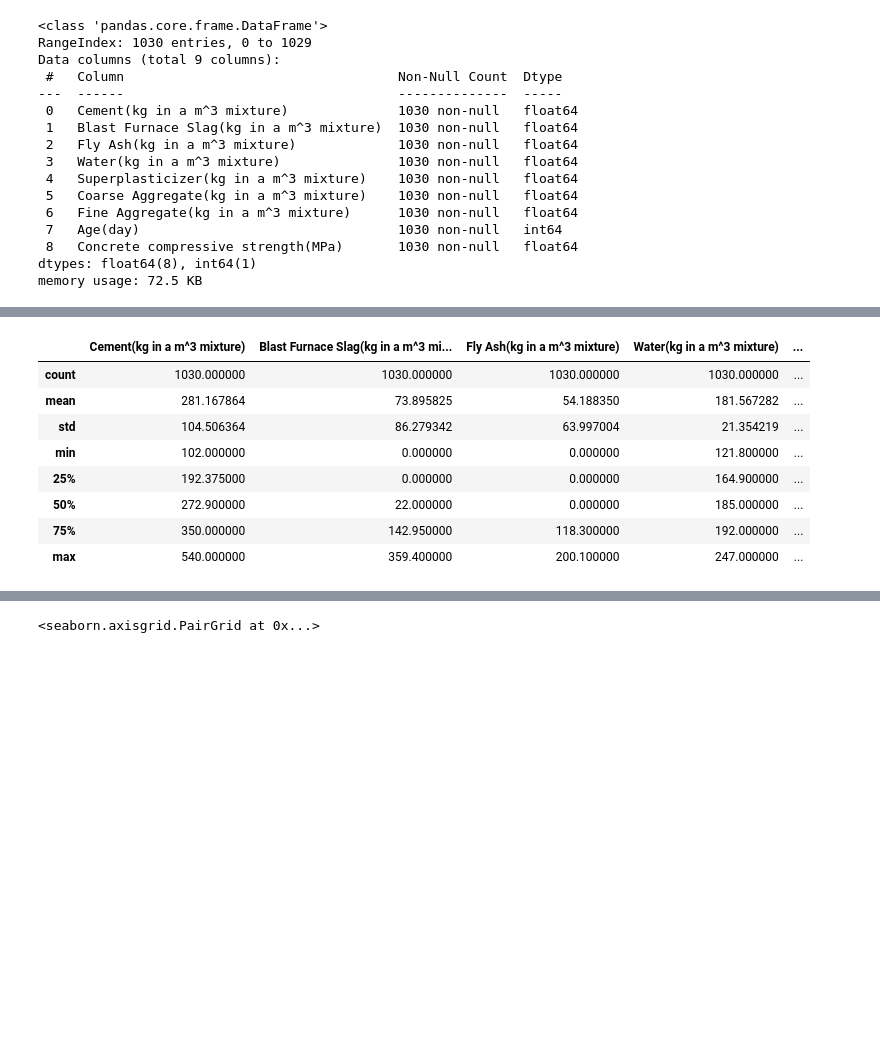
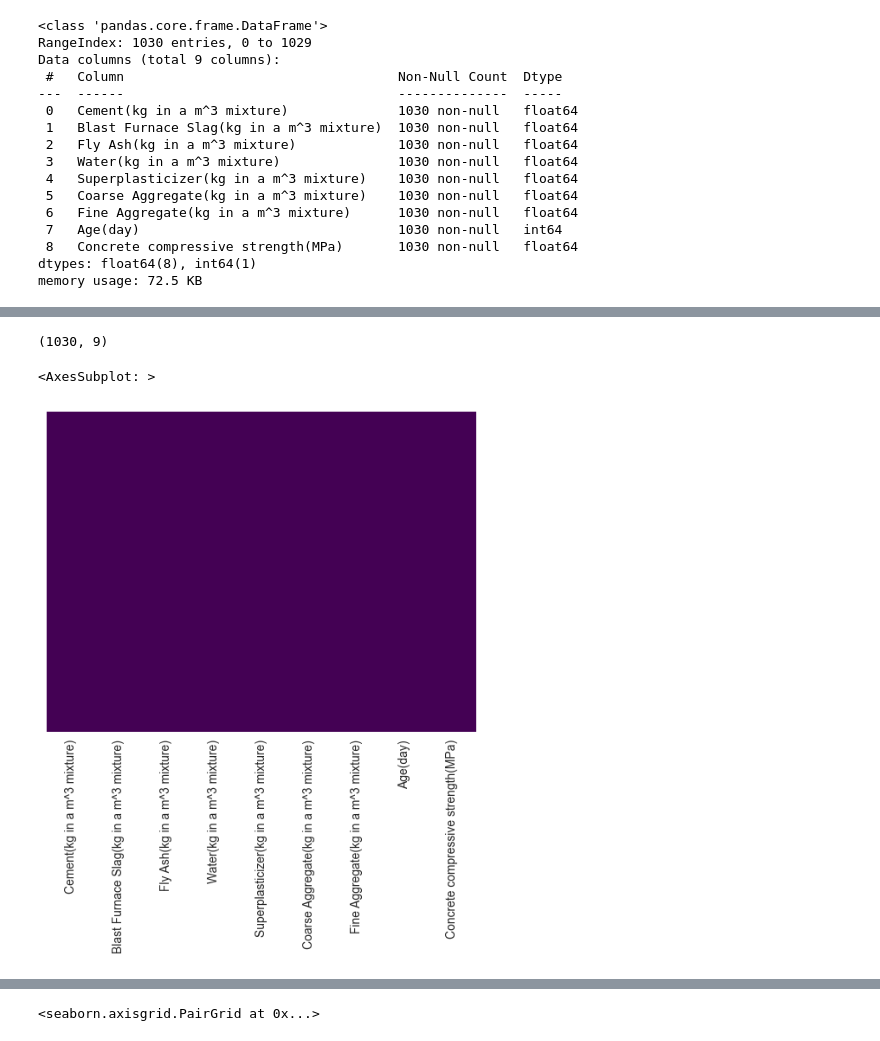
Before and after one commit to andrewyu321/Concrete-Strength-Prediction, a Jupyter notebook: main.ipynb, the cells around one changed output, grey strips where cells are left out. Saved outputs shown, nothing was run; the diff lists cells and outputs as text; code cells hidden in the pictures; blank space fills up the shorter version.

```diff
--- a/main.ipynb
+++ b/main.ipynb
@@ -34,12 +47,9 @@ memory usage: 72.5 KB
 # %%
-concrete_data.describe()
+concrete_data.shape
 # %% [output]
-|  | Cement(kg in a m^3 mixture) | Blast Furnace Slag(kg in a m^3 mi... | Fly Ash(kg in a m^3 mixture) | Water(kg in a m^3 mixture) | ... |
-| count | 1030.000000 | 1030.000000 | 1030.000000 | 1030.000000 | ... |
-| mean | 281.167864 | 73.895825 | 54.188350 | 181.567282 | ... |
-| std | 104.506364 | 86.279342 | 63.997004 | 21.354219 | ... |
-| min | 102.000000 | 0.000000 | 0.000000 | 121.800000 | ... |
-| 25% | 192.375000 | 0.000000 | 0.000000 | 164.900000 | ... |
-| 50% | 272.900000 | 22.000000 | 0.000000 | 185.000000 | ... |
-| 75% | 350.000000 | 142.950000 | 118.300000 | 192.000000 | ... |
-| max | 540.000000 | 359.400000 | 200.100000 | 247.000000 | ... |
+(1030, 9)
+# %%
+sns.heatmap(concrete_data.isna(), yticklabels=False, cbar = False, cmap='viridis')
+# %% [output]
+<AxesSubplot: >
+[figure, added]
```
Also changed, not shown: parts of 33 cells of this notebook.
